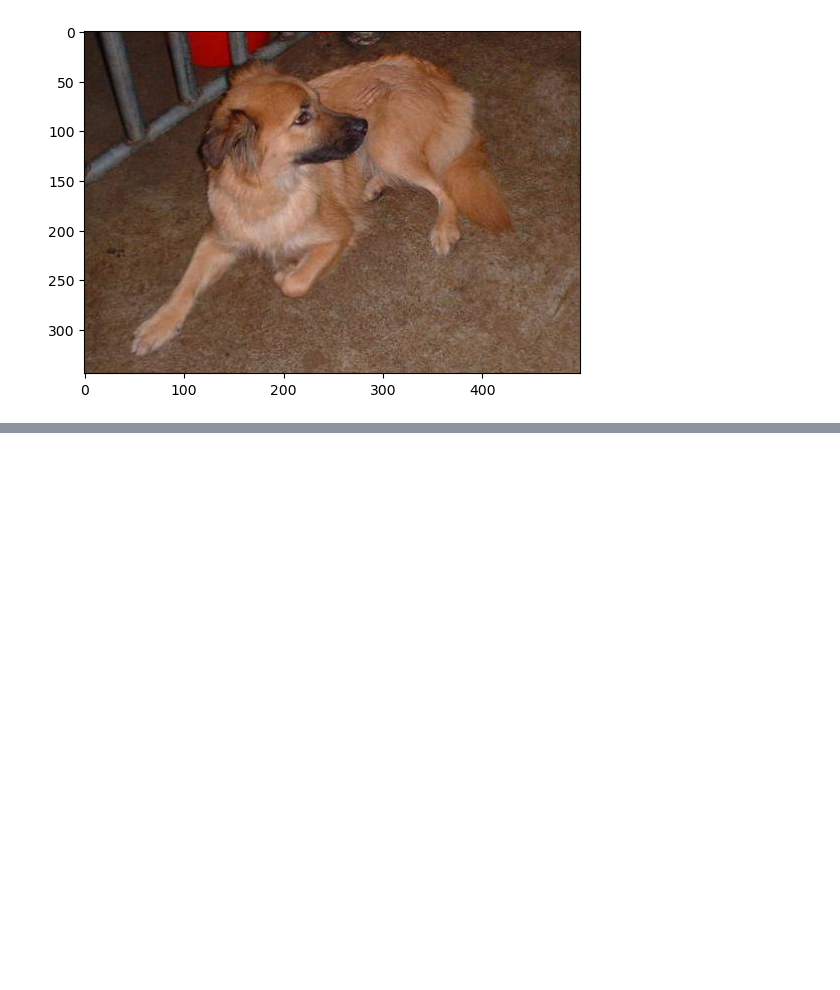
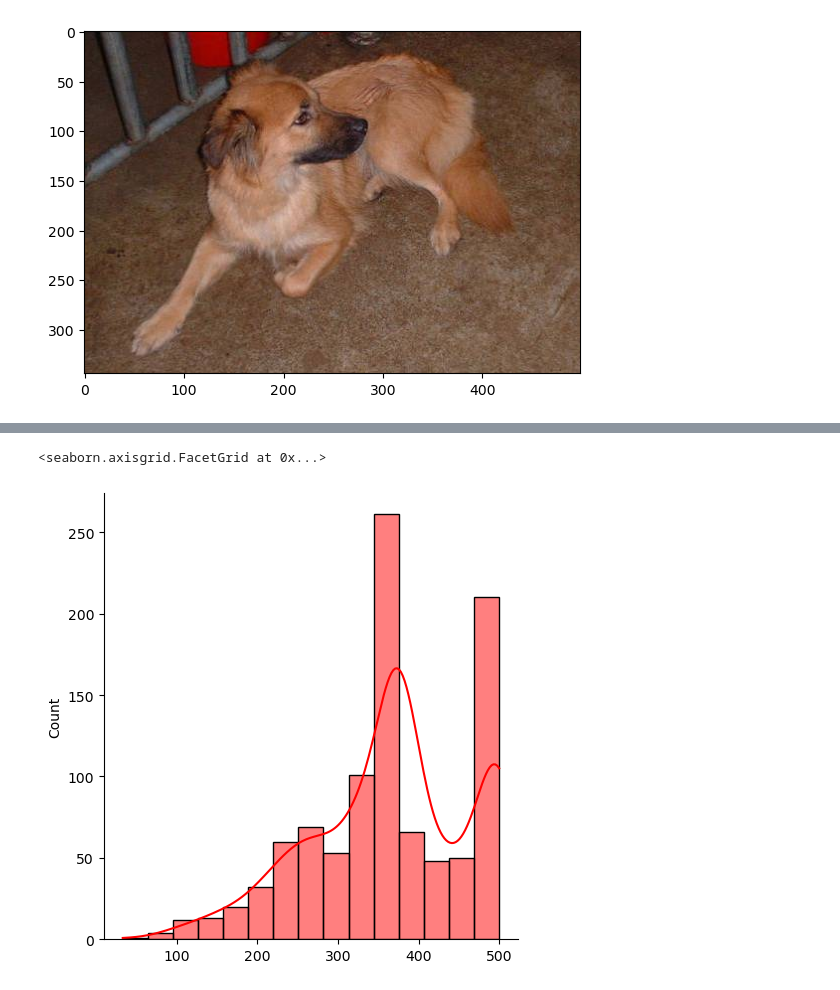
Before and after one commit to udrai10/Pro2_CNN_binary_image_classification, a Jupyter notebook: notebooks/cnn_binary_image.ipynb, the cells around one changed output, grey strips where cells are left out. Saved outputs shown, nothing was run; the diff lists cells and outputs as text; code cells hidden in the pictures; blank space fills up the shorter version.

```diff
--- a/notebooks/cnn_binary_image.ipynb
+++ b/notebooks/cnn_binary_image.ipynb
@@ -92,0 +109,11 @@ plt.imshow(sample)
+# %%
+shape_x = []                          #creating empty list for width of the images
+shape_y = []                          #creating empty list for height of the images
+color_channel = []                        #creating empty list for color channel of the images
+
+for i in os.listdir(test_dir+'dogs'):     #running for loop in the dogs folder in test directory
+  sample = imread(test_dir + 'dogs/'+i)   #selecting next image everytime
+
+  shape_x.append(sample.shape[0])               #adding widths in the list
+  shape_y.append(sample.shape[1])               #adding hieght in the list
+  color_channel.append(sample.shape[2])             #adding color channels in the list
@@ -92,0 +132,5 @@ plt.imshow(sample)
+# %%
+sns.displot(shape_x, bins=15, kde=True, color='red')
+# %% [output]
+<seaborn.axisgrid.FacetGrid at 0x...>
+[figure, added]
```
Also changed, not shown: parts of 7 cells of this notebook.
